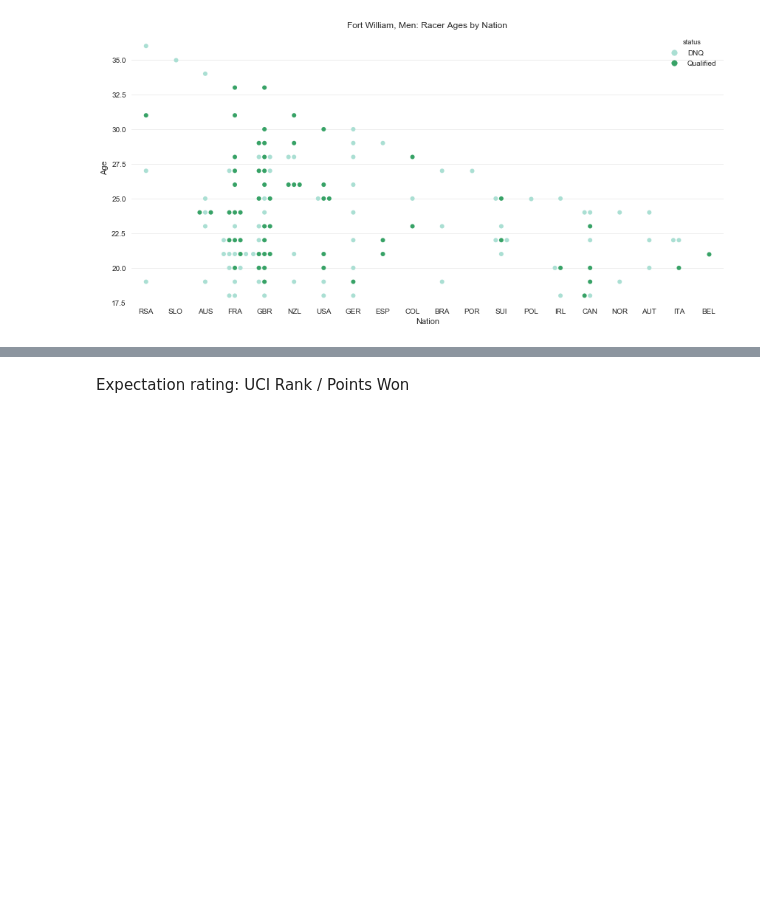
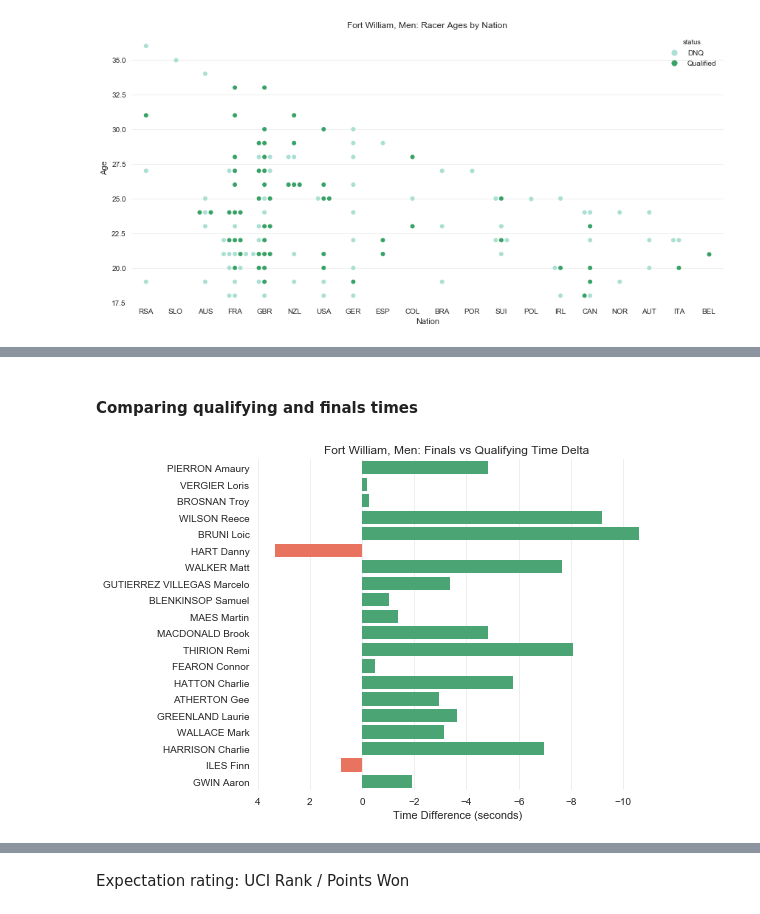
Before and after one commit to domwrap/mtbgeekstats, a Jupyter notebook: 2018/dh_race_analysis.ipynb, the cells around one changed output, grey strips where cells are left out. Saved outputs shown, nothing was run; the diff lists cells and outputs as text; code cells hidden in the pictures; blank space fills up the shorter version.

```diff
--- a/2018/dh_race_analysis.ipynb
+++ b/2018/dh_race_analysis.ipynb
@@ -646,0 +700,19 @@ dfm.head()
+# %% [markdown]
+#### Comparing qualifying and finals times
+# %%
+data = dfm.sort_values( 'rank', ascending=True )[:20]
+colors = colorList( '#6495ED', '#6495ED', len(data) )
+colors = [ 'tomato' if 0 < i else 'mediumseagreen' for i in data['qr_diff'] ]
+data['qr_pm'] = [ True if 0 < i else False for i in data['qr_diff'] ]
+plot = sns.barplot( data['qr_diff'], data['name'], palette=colors )
+plot.set_frame_on(False)
+plot.set( title=chart_title_prefix + ': Finals vs Qualifying Time Delta', xlabel='Time Difference (seconds)', ylabel='' )
+plot.invert_xaxis()
+plt.grid( True, which='major', axis='x', color='#EEEEEE' )
+plt.tight_layout()
+
+# Image export
+if image_gen:
+    plt.savefig( file_prefix + '_finals_vs_qualis_delta.png', dpi=dpi )
+# %% [output]
+[figure, added]
```
Also changed, not shown: parts of 20 cells of this notebook, 16 other files.
